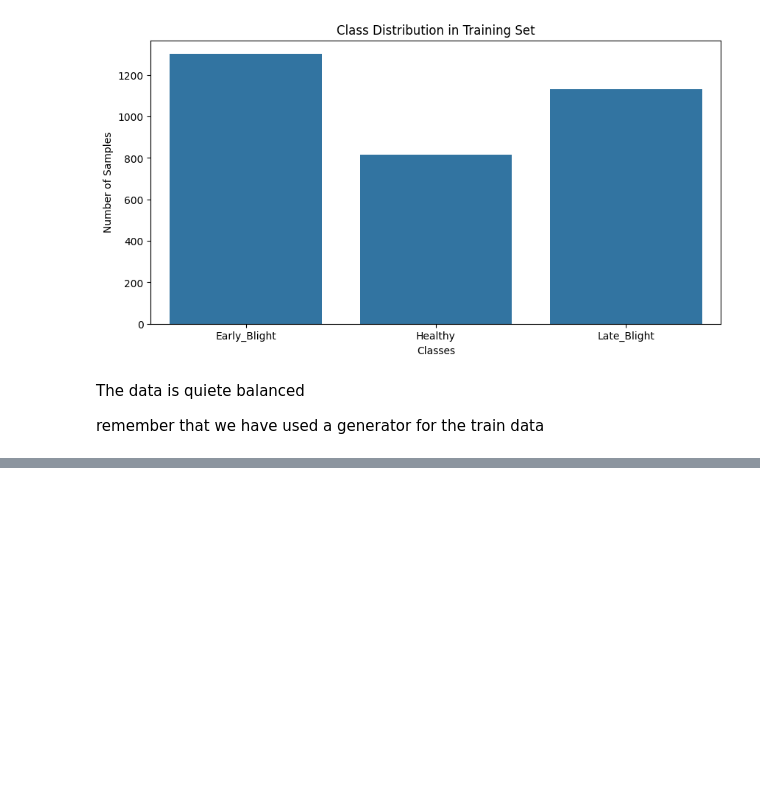
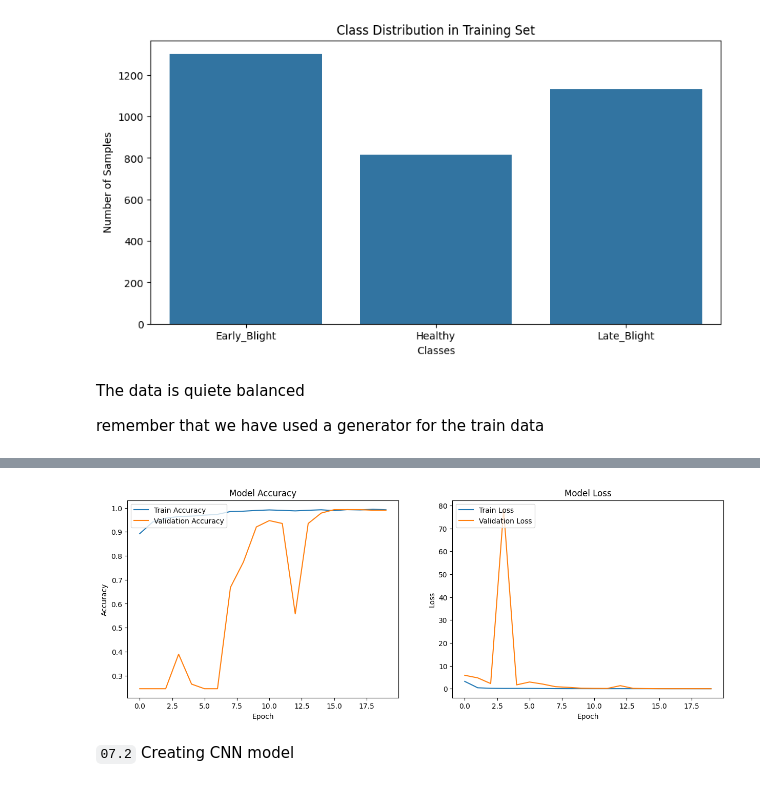
Before and after one commit to IsraaAbdelghany9/Computer_Vision_Projects, a Jupyter notebook: 01-Potato_Disease_Leaf/Project_nb.ipynb, the cells around one changed output, grey strips where cells are left out. Drawn from its saved outputs; the diff is of its cells as text; code cells hidden in the pictures; blank space fills up the shorter version.

```diff
--- a/01-Potato_Disease_Leaf/Project_nb.ipynb
+++ b/01-Potato_Disease_Leaf/Project_nb.ipynb
@@ -222,0 +235,10 @@ plt.tight_layout()
+# %%
+# Compute class weights
+class_weights = class_weight.compute_class_weight(
+    class_weight='balanced',
+    classes=np.unique(train_generator.classes),
+    y=train_generator.classes
+)
+
+class_weights = dict(enumerate(class_weights))
+print("Class Weights:", class_weights)
@@ -222,0 +282,17 @@ plt.tight_layout()
+# %%
+model.compile(optimizer='adam', loss='categorical_crossentropy', metrics=['accuracy'])
+# %%
+# Callbacks
+callbacks = [
+    EarlyStopping(monitor='val_loss', patience=5, restore_best_weights=True),
+    ReduceLROnPlateau(monitor='val_loss', patience=2, factor=0.2, verbose=1),
+    ModelCheckpoint('best_model.keras', save_best_only=True, monitor='val_loss', mode='min', verbose=1)
+]
+# %%
+history = model.fit(
+    train_generator,
+    validation_data=valid_generator,
+    epochs=EPOCHS,
+    class_weight=class_weights,
+    callbacks=callbacks
+)
@@ -222,0 +332,20 @@ plt.tight_layout()
+# %%
+# Plot training & validation accuracy values
+fig, axes = plt.subplots(1, 2, figsize=(15, 5))
+# Plot training & validation accuracy values
+axes[0].plot(history.history['accuracy'], label='Train Accuracy')
+axes[0].plot(history.history['val_accuracy'], label='Validation Accuracy')
+axes[0].set_title('Model Accuracy')
+axes[0].set_ylabel('Accuracy')
+axes[0].set_xlabel('Epoch')
+axes[0].legend(loc='upper left')
+# Plot training & validation loss values
+axes[1].plot(history.history['loss'], label='Train Loss')
+axes[1].plot(history.history['val_loss'], label='Validation Loss')
+axes[1].set_title('Model Loss')
+axes[1].set_ylabel('Loss')
+axes[1].set_xlabel('Epoch')
+axes[1].legend(loc='upper left')
+plt.show()
+# %% [output]
+[figure, added]
@@ -222,0 +381,2 @@ plt.tight_layout()
+# %% [markdown]
+`07.2` Creating CNN model
```
Also changed, not shown: parts of 17 cells of this notebook.
